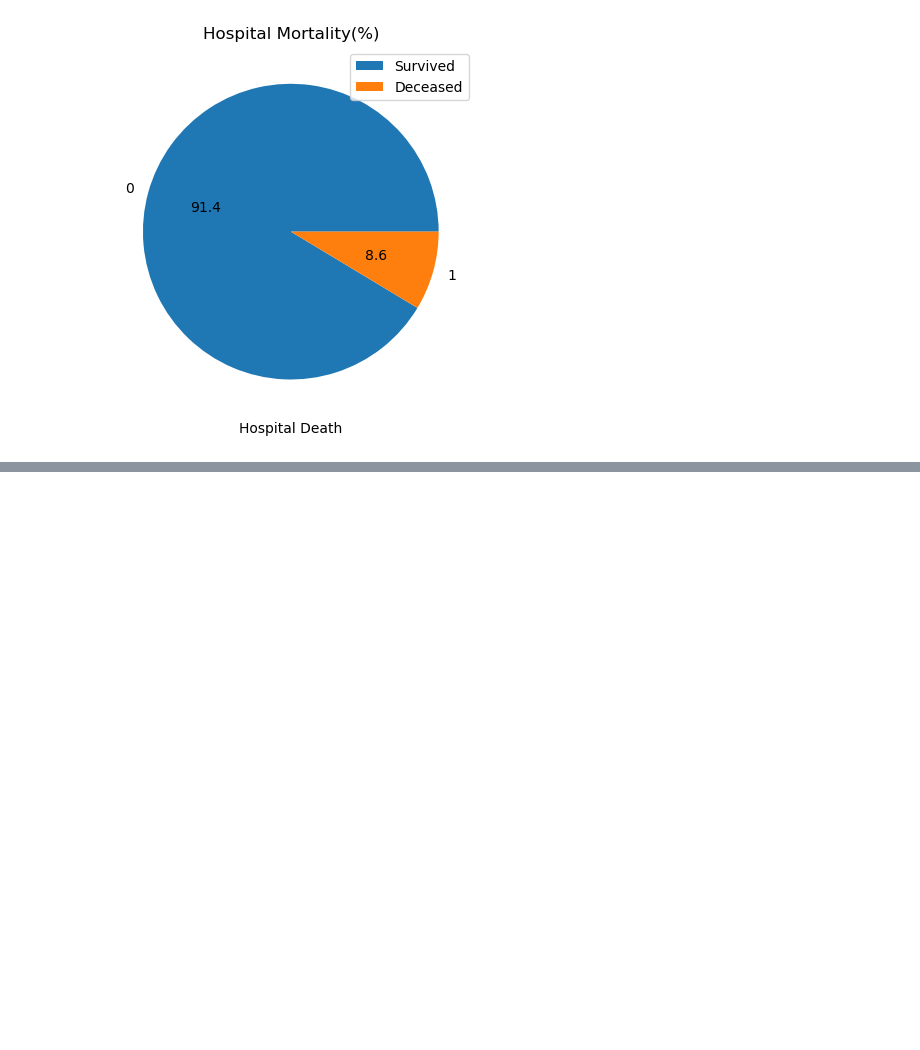
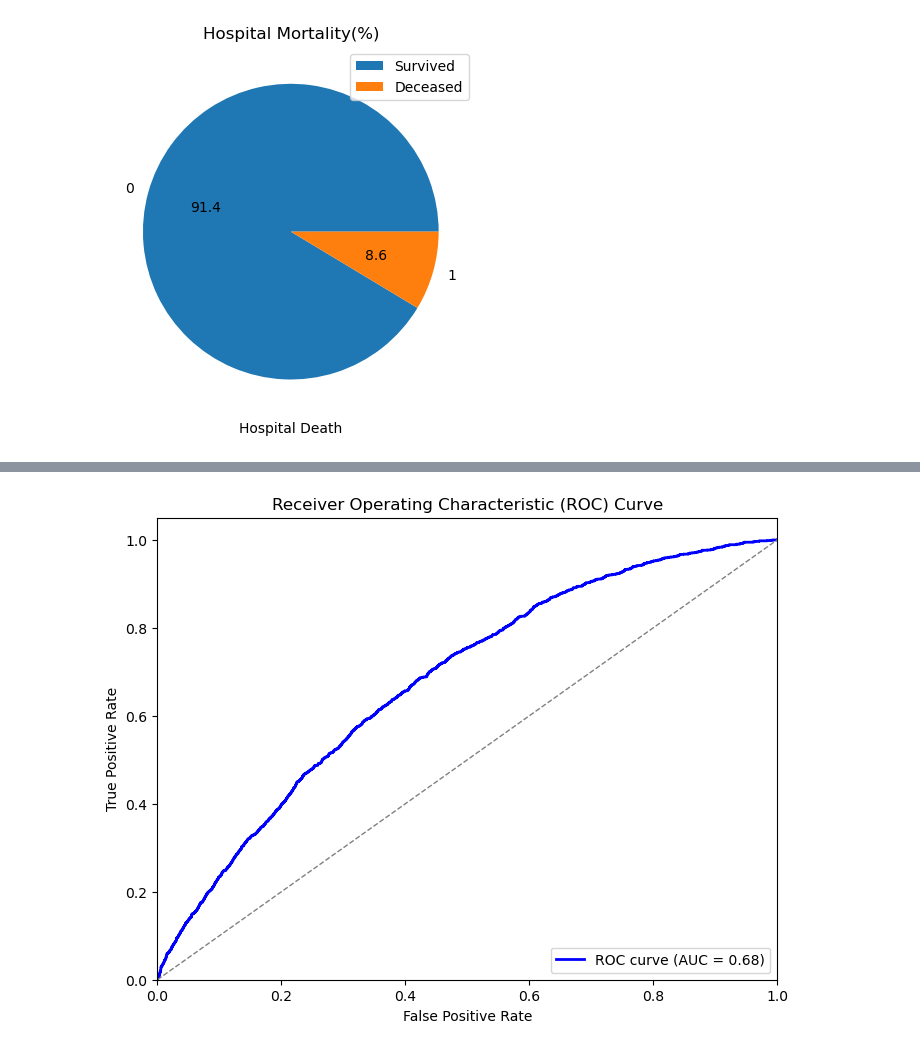
Before and after one commit to 2023DS598/Project, a Jupyter notebook: project_EDA.ipynb, the cells around one changed output, grey strips where cells are left out. Saved outputs shown, nothing was run; the diff lists cells and outputs as text; code cells hidden in the pictures; blank space fills up the shorter version.

```diff
--- a/project_EDA.ipynb
+++ b/project_EDA.ipynb
@@ -164,0 +199,22 @@ for var in categorical_cols:
+# %%
+# Variavle Selection form EDA abd privious knowledge
+y = Survival['hospital_death']
+X1 = Survival[['age', 'bmi', 'elective_surgery', 'ethnicity', 'gender','icu_admit_source','icu_stay_type', 'icu_type', 'pre_icu_los_days',
+                'apache_2_diagnosis','apache_3j_diagnosis', 'aids', 'cirrhosis', 'diabetes_mellitus',
+				'hepatic_failure','immunosuppression','leukemia', 'lymphoma','solid_tumor_with_metastasis']]
+X1 = pd.get_dummies(X1)
+# %%
+# Impute missing values
+imputer = SimpleImputer(strategy='mean')
+X1= imputer.fit_transform(X1)
+# %%
+# Logitstic Regression
+# Split the data into training and test sets
+X_train, X_test, y_train, y_test = train_test_split(X1, y, test_size=0.2, random_state=42)
+
+# Define and train the logistic regression model
+model = LogisticRegression()
+model.fit(X_train, y_train)
+
+# Make predictions using the test data
+y_pred = model.predict(X_test)
@@ -164,0 +255,21 @@ for var in categorical_cols:
+# %%
+# Make predictions using the test data
+y_pred_proba = model.predict_proba(X_test)[:, 1]  # Get predicted probabilities for the positive class
+
+# Compute ROC curve and ROC area
+fpr, tpr, thresholds = roc_curve(y_test, y_pred_proba)  # Compute ROC curve
+roc_auc = auc(fpr, tpr)  # Compute area under the ROC curve (AUC)
+
+# Plot ROC curve
+plt.figure(figsize=(8, 6))
+plt.plot(fpr, tpr, color='blue', lw=2, label='ROC curve (AUC = %0.2f)' % roc_auc)
+plt.plot([0, 1], [0, 1], color='gray', lw=1, linestyle='--')
+plt.xlim([0.0, 1.0])
+plt.ylim([0.0, 1.05])
+plt.xlabel('False Positive Rate')
+plt.ylabel('True Positive Rate')
+plt.title('Receiver Operating Characteristic (ROC) Curve')
+plt.legend(loc='lower right')
+plt.show()
+# %% [output]
+[figure, added]
```
Also changed, not shown: parts of 8 cells of this notebook.
